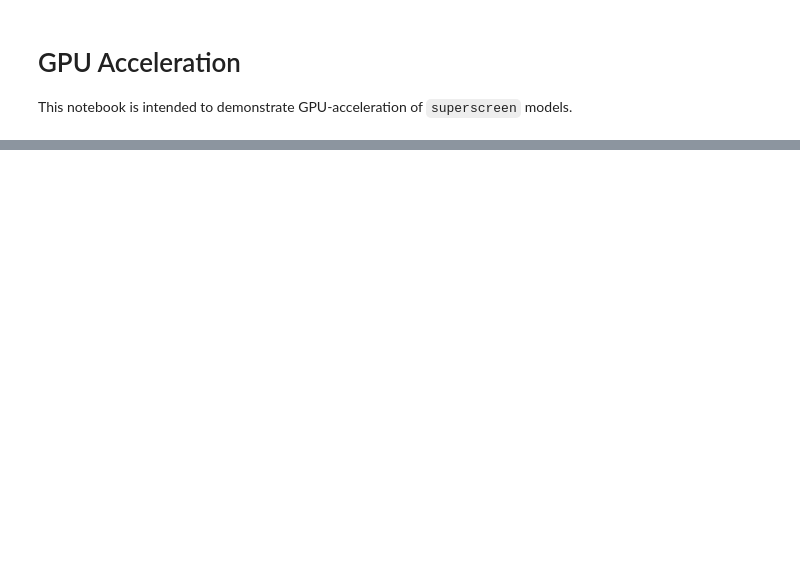
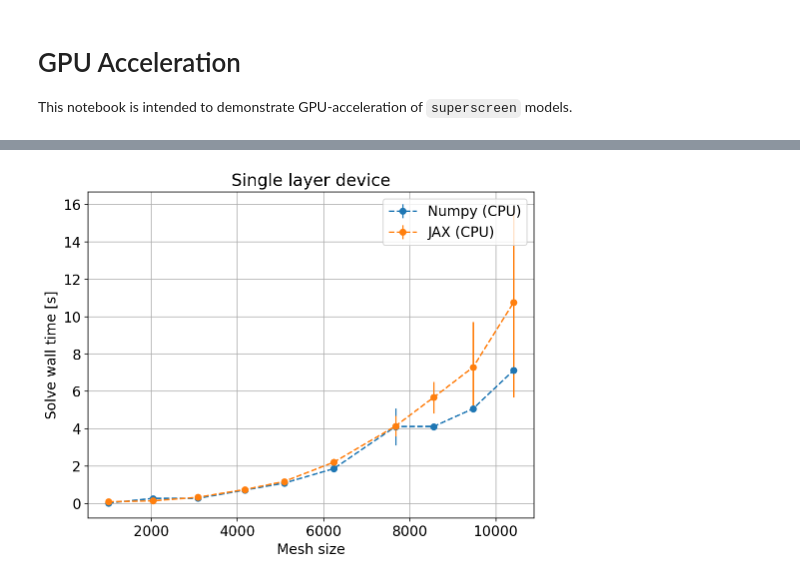
Before and after one commit to loganbvh/superscreen, a Jupyter notebook: docs/notebooks/gpu.ipynb, the cells around one changed output, grey strips where cells are left out. Saved outputs shown, nothing was run; the diff lists cells and outputs as text; code cells hidden in the pictures; blank space fills up the shorter version.

```diff
--- a/docs/notebooks/gpu.ipynb
+++ b/docs/notebooks/gpu.ipynb
@@ -352,3 +19,0 @@ Total fluxoid: [-5.865989460840382e-08, -6.010145991997007e-09] Phi_0.
-# %%
-fig, axes = solution.plot_fields(figsize=(8, 3))
-fig, axes = solution.plot_currents(figsize=(8, 3))
@@ -373,0 +114,14 @@ sc.version_table()
+# %%
+# Model the device with 1 mA circulating current
+circulating_currents = {"hole": "1 mA"}
+solve_kwargs = dict(
+    circulating_currents=circulating_currents,
+    field_units="mT",
+    current_units="mA",
+    log_level=None,
+)
+
+# Look at solve time vs. mesh size
+min_points = 1000 * np.arange(1, 11, dtype=int)
+# %%
+mesh_sizes, results = run_benchmark(device, min_points, solve_kwargs)
@@ -373,0 +146,5 @@ sc.version_table()
+# %%
+fig, ax = plot_benchmark(mesh_sizes, results)
+_ = ax.set_title("Single layer device")
+# %% [output]
+[figure, added]
```
Also changed, not shown: parts of 66 cells of this notebook.
